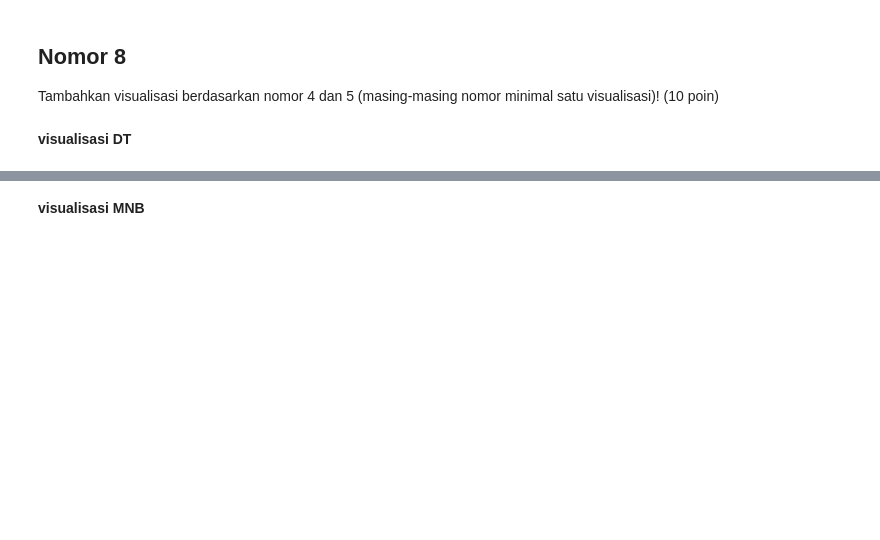
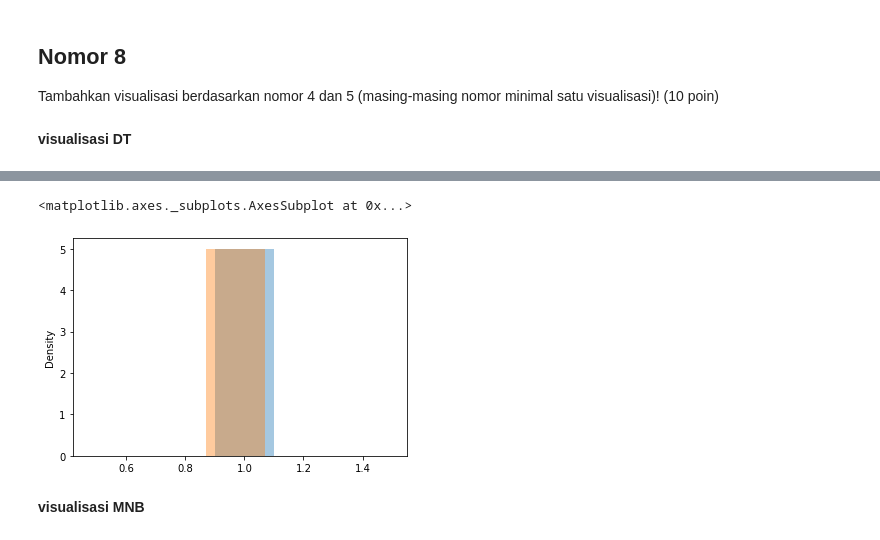
Before and after one commit to tsaniarisqi/Machine_Learning_2022, a Jupyter notebook: kuis02/Kuis02.ipynb, the cells around one changed output, grey strips where cells are left out. Saved outputs shown, nothing was run; the diff lists cells and outputs as text; code cells hidden in the pictures; blank space fills up the shorter version.

```diff
--- a/kuis02/Kuis02.ipynb
+++ b/kuis02/Kuis02.ipynb
@@ -591,2 +596,8 @@ Tambahkan visualisasi berdasarkan nomor 4 dan 5 (masing-masing nomor minimal sat
+# %%
+sns.distplot(acc_test, bins=5, kde=True)
+sns.distplot(acc_train, bins=5, kde=True)
+# %% [output]
+<matplotlib.axes._subplots.AxesSubplot at 0x...>
+[figure, added]
 # %% [markdown]
 **visualisasi MNB**
```
Also changed, not shown: parts of 1 cell of this notebook.
